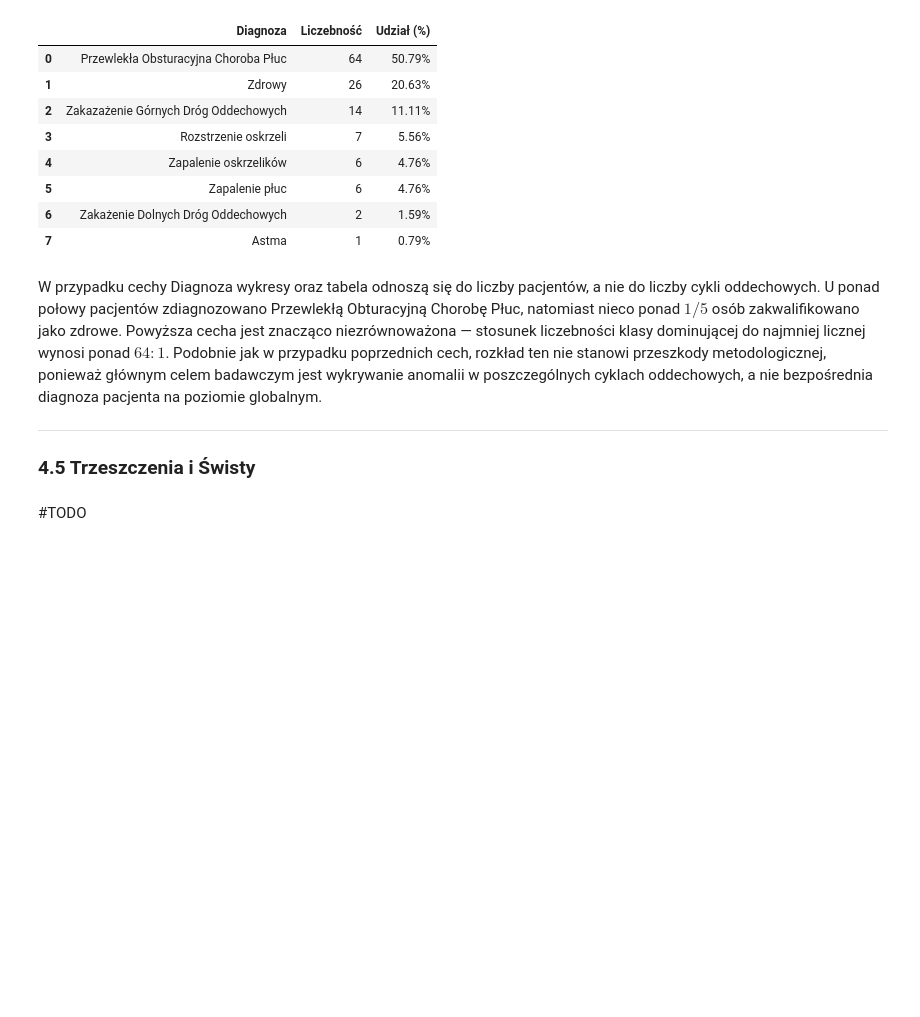
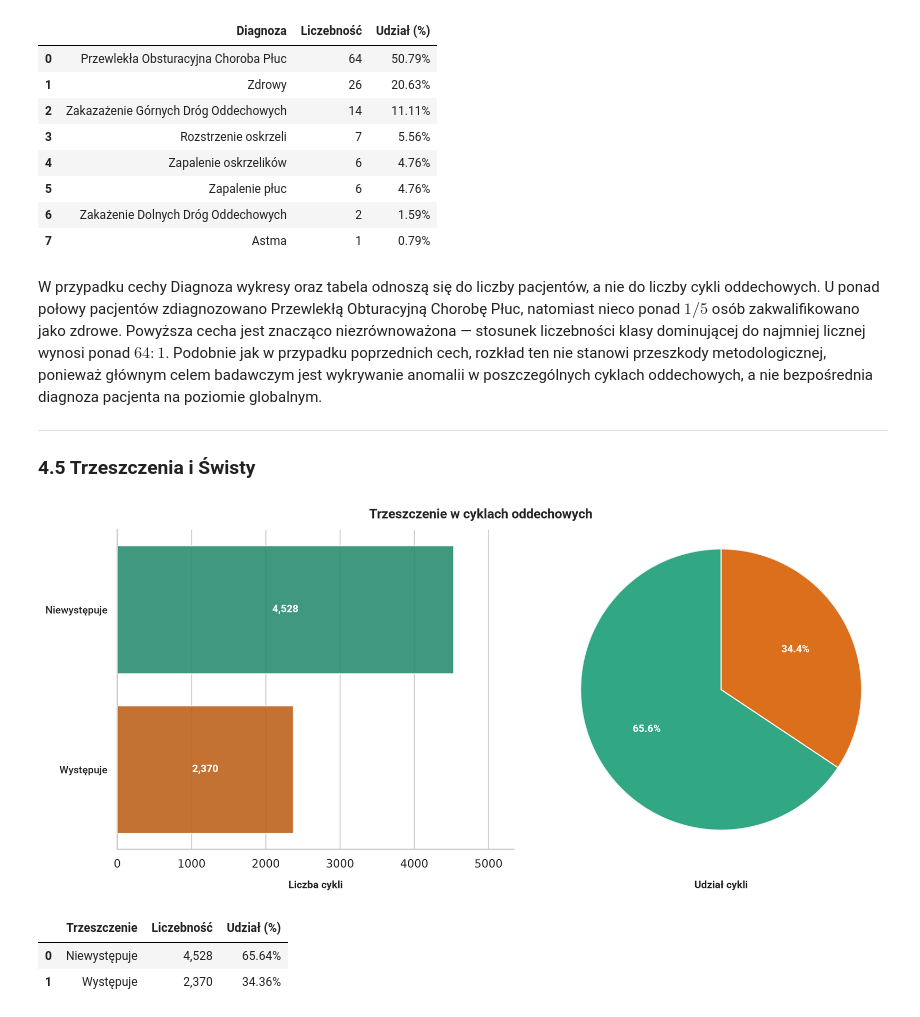
Before and after one commit to gwiazdan/respiratory-sound-analysis, a Jupyter notebook: notebooks/01_eda_icbhi.ipynb, the cells around one changed output. Drawn from its saved outputs; the diff is of its cells as text; code cells hidden in the pictures; blank space fills up the shorter version.

```diff
--- a/notebooks/01_eda_icbhi.ipynb
+++ b/notebooks/01_eda_icbhi.ipynb
@@ -547,5 +551,75 @@ W przypadku cechy Diagnoza wykresy oraz tabela odnoszą się do liczby pacjentó
 ---
 
 ### 4.5 Trzeszczenia i Świsty
-# %% [markdown]
-#TODO
+# %%
+fig, (ax1, ax2) = plt.subplots(1, 2, figsize=(12, 5), dpi=125, constrained_layout=True)
+
+# Chcemy, aby kolory były przypisane do kategorii
+counts = df['crackles'].value_counts().sort_values(ascending=False)
+counts.index = counts.index.astype(str)
+
+color_dict = dict(zip(counts.index, dark_two[:2], strict=True))
+labels_map = {
+    "0": "Niewystępuje",
+    "1": "Występuje"
+
+}
+
+# Wykres słupkowy do oceny ilości
+sns.barplot(
+    y=counts.index,
+    x=counts.values,
+    hue=counts.index,
+    palette=color_dict,
+    legend=False,
+    ax=ax1,
+    alpha=0.9
+)
+
+# Polskie etykiety
+ax1.set_yticks(range(len(labels_map)))
+ax1.set_yticklabels([labels_map[label] for label in counts.index], fontsize=10.5, font=medium)
+
+# Wartości liczbowe przy słupkach
+for container in ax1.containers:
+    labels = [f"{v.get_width():,.0f}" for v in container]
+    ax1.bar_label(container, labels=labels, size=10, font=heavy, color="white", label_type="center")
+
+# Poprawione etykiety
+ax1.set_ylabel("")
+ax1.set_xlabel('Liczba cykli', labelpad=10, font=bold)
+ax1.set_xlim(0, df['crackles'].value_counts().max() * 1.18)
+
+# Wykres kołowy do prezentacji udziału w całości
+wedges, texts, autotexts = ax2.pie(
+    counts,
+    labels=None,
+    autopct='%1.1f%%',
+    startangle=90,
+    colors=[color_dict[cat] for cat in counts.index],
+    wedgeprops={"alpha":0.9, "linewidth": 1.2, "edgecolor": "#f8f9fa"},
+    radius=1.1
+)
+
+# Korekta graficzna wartości procentowych
+for autotext in autotexts:
+    autotext.set_color('white')
+    autotext.set_size(10)
+    autotext.set_font(heavy)
+
+ax2.set_xlabel('Udział cykli', labelpad=10, font=bold)
+
+fig.align_xlabels([ax1,ax2])
+fig.suptitle('Trzeszczenie w cyklach oddechowych ', size=13, font=bold, y=1.05)
+
+sns.despine(top=True, right=True)
+plt.show()
+# %% [output]
+[figure, added]
+# %%
+percentages = (counts / len(df)) * 100
+pd.DataFrame({'Trzeszczenie': ["Niewystępuje", "Występuje"], 'Liczebność': [f"{val:,.0f}" for val in counts], 'Udział (%)': [f"{val:.2f}%" for val in percentages]})
+# %% [output]
+|  | Trzeszczenie | Liczebność | Udział (%) |
+| 0 | Niewystępuje | 4,528 | 65.64% |
+| 1 | Występuje | 2,370 | 34.36% |
```
Also changed, not shown: parts of 12 cells of this notebook, 2 other files.
